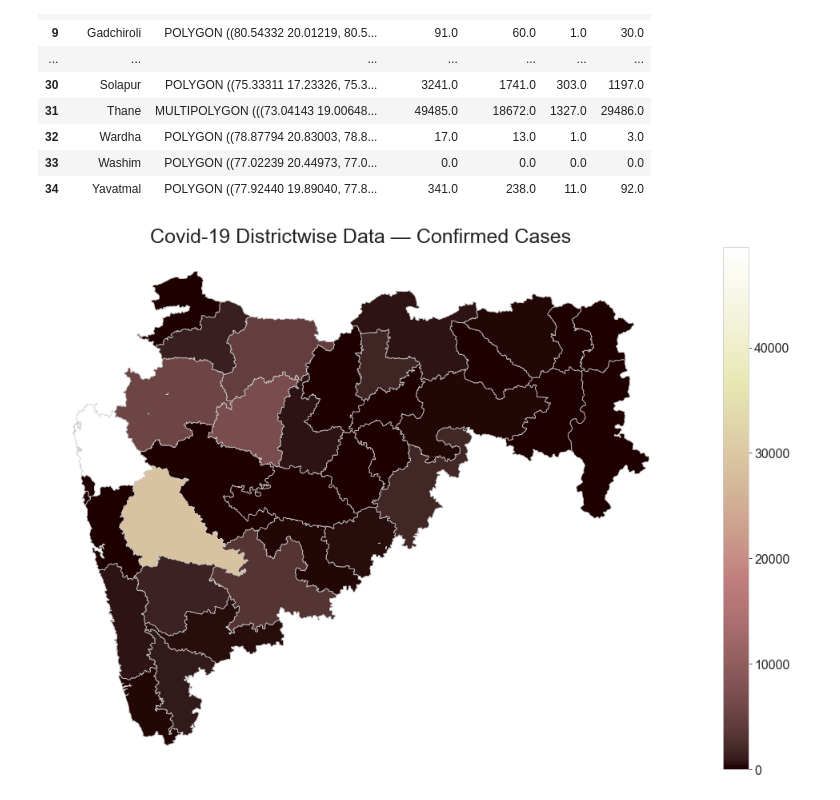
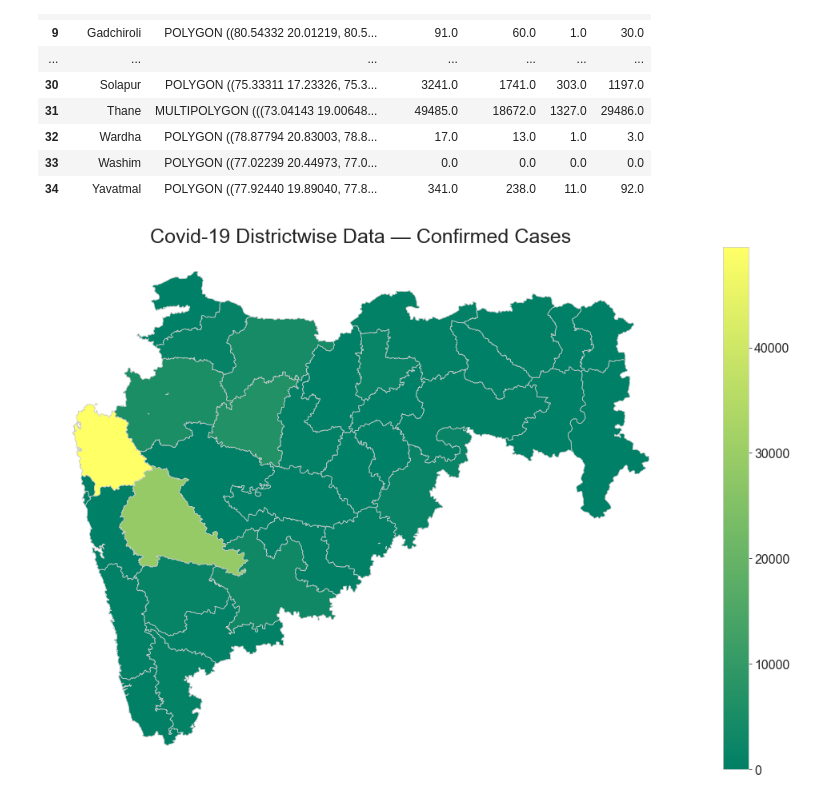
Before and after one commit to human-doodle/COVID19_Live_Data_Visualization, a Jupyter notebook: coronavirus.ipynb, the cells around one changed output. Cells and saved outputs as stored; diff of their text form; code cells hidden in the pictures.

```diff
--- a/coronavirus.ipynb
+++ b/coronavirus.ipynb
@@ -352,11 +352,11 @@ merged_data
 # %%
 fig, ax = plt.subplots(1, figsize=(20, 12))
 ax.axis('off')
 ax.set_title('Covid-19 Districtwise Data — Confirmed Cases',
              fontdict =  {'fontsize': '25', 'fontweight' : '3'})
-merged_data.plot(column = 'Total Cases', cmap='pink',
+merged_data.plot(column = 'Total Cases', cmap='summer',
                  linewidth=0.8, ax=ax, edgecolor='0.8',
                  legend = True)
 plt.show()
 # %% [output]
-[figure, old version]
+[figure, new version]
```
Also changed, not shown: parts of 1 cell of this notebook.
